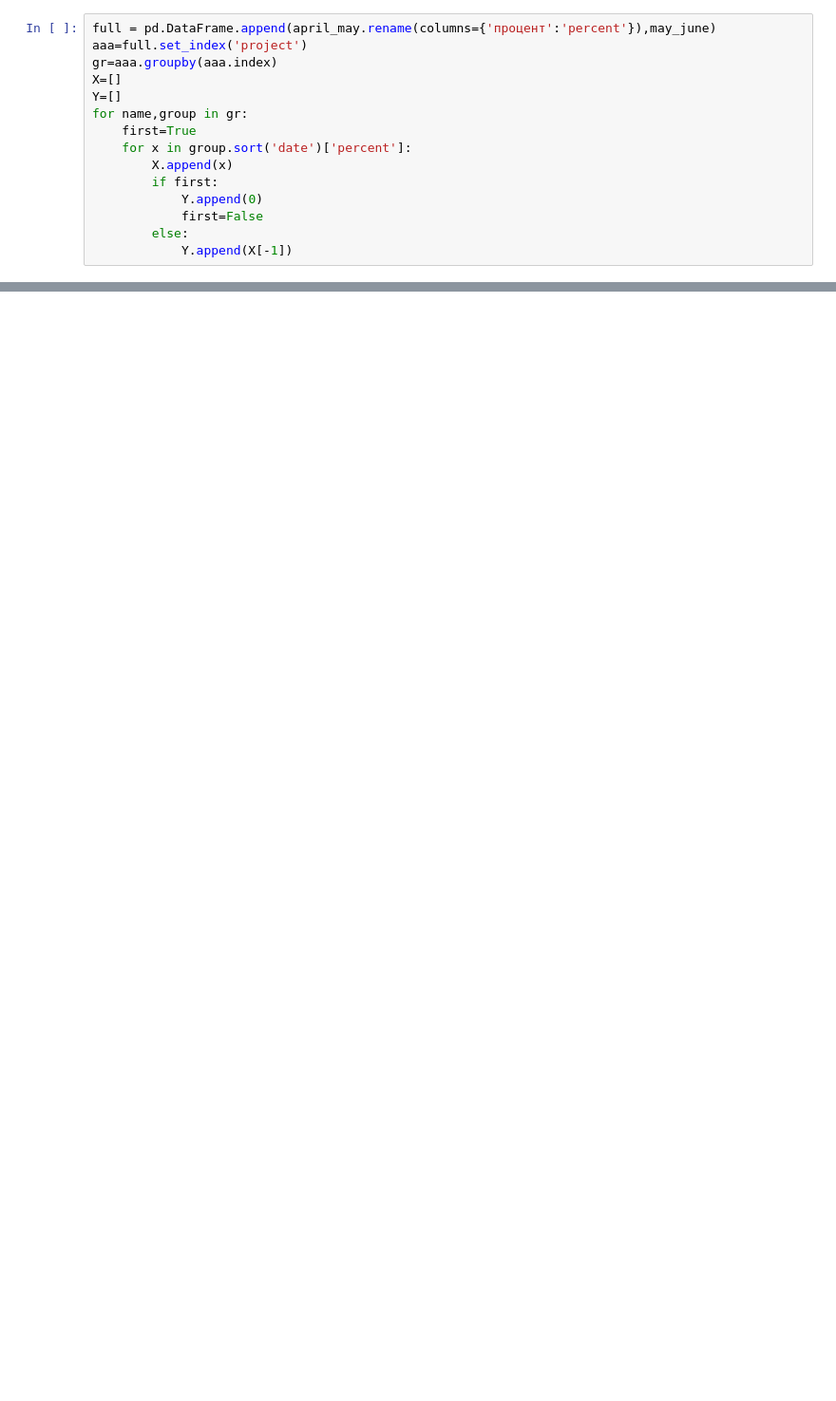
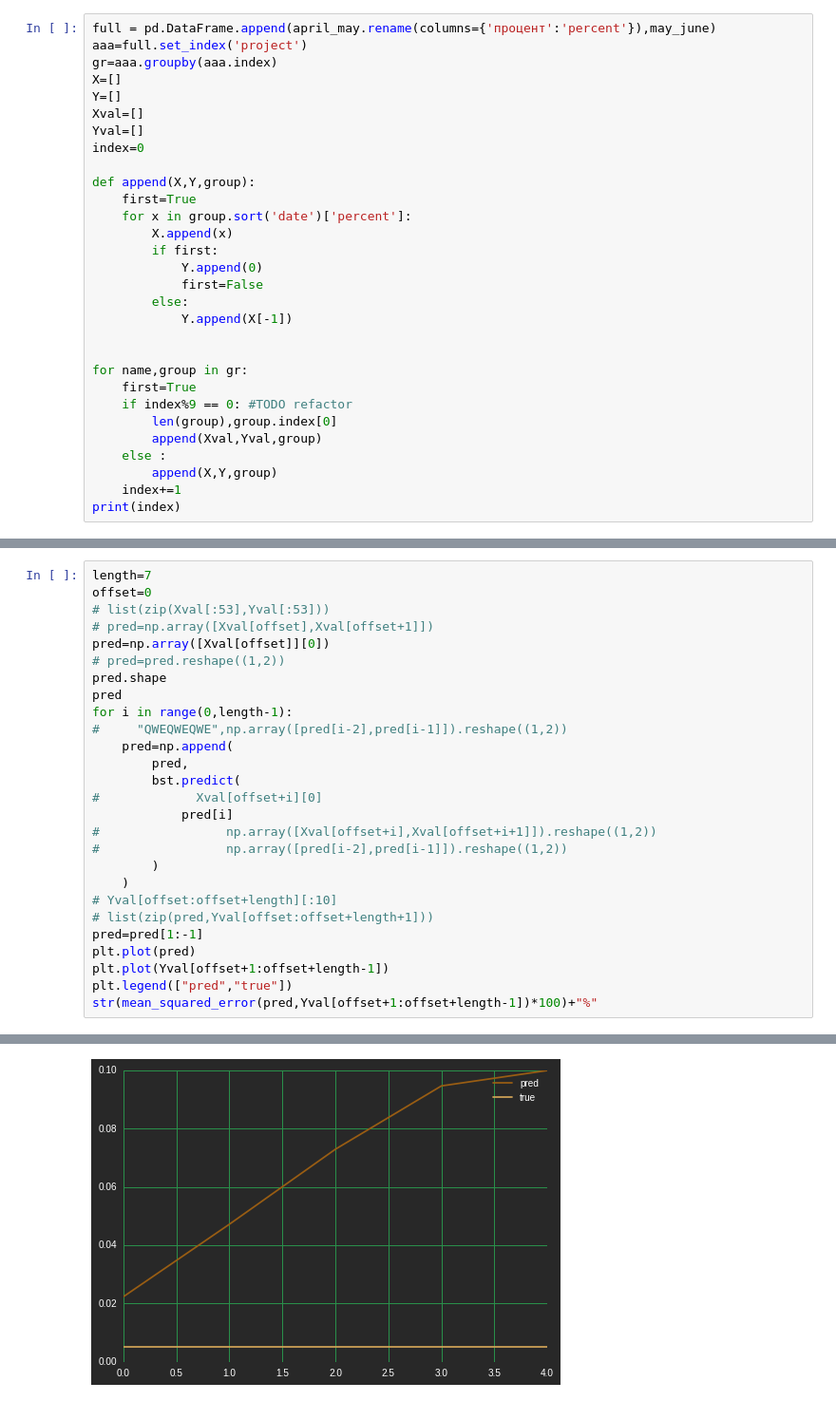
Before and after one commit to sbtsamara/CommandsEffectivenessPredictor, a Jupyter notebook: XGboostByDay.ipynb, the cells around one changed output, grey strips where cells are left out. Shown at 95% size. Cells and saved outputs as stored; diff of their text form; blank space fills up the shorter version.

```diff
--- a/XGboostByDay.ipynb
+++ b/XGboostByDay.ipynb
@@ -110,7 +123,11 @@ aaa=full.set_index('project')
 gr=aaa.groupby(aaa.index)
 X=[]
 Y=[]
-for name,group in gr:
+Xval=[]
+Yval=[]
+index=0
+
+def append(X,Y,group):
     first=True
     for x in group.sort('date')['percent']:
         X.append(x)
@@ -119,3 +136,14 @@ for name,group in gr:
             first=False
         else:
             Y.append(X[-1])
+
+
+for name,group in gr:
+    first=True
+    if index%9 == 0: #TODO refactor
+        len(group),group.index[0]
+        append(Xval,Yval,group)
+    else :
+        append(X,Y,group)
+    index+=1
+print(index)
@@ -165,0 +307,28 @@ list(zip(bst.predict(dtest),testY))
+# %%
+length=7
+offset=0
+# list(zip(Xval[:53],Yval[:53]))
+# pred=np.array([Xval[offset],Xval[offset+1]])
+pred=np.array([Xval[offset]][0])
+# pred=pred.reshape((1,2))
+pred.shape
+pred
+for i in range(0,length-1):
+#     "QWEQWEQWE",np.array([pred[i-2],pred[i-1]]).reshape((1,2))
+    pred=np.append(
+        pred,
+        bst.predict(
+#             Xval[offset+i][0]
+            pred[i]
+#                 np.array([Xval[offset+i],Xval[offset+i+1]]).reshape((1,2))
+#                 np.array([pred[i-2],pred[i-1]]).reshape((1,2))
+        )
+    )
+# Yval[offset:offset+length][:10]
+# list(zip(pred,Yval[offset:offset+length+1]))
+pred=pred[1:-1]
+plt.plot(pred)
+plt.plot(Yval[offset+1:offset+length-1])
+plt.legend(["pred","true"])
+str(mean_squared_error(pred,Yval[offset+1:offset+length-1])*100)+"%"
+# %% [output]
@@ -165,0 +341 @@ list(zip(bst.predict(dtest),testY))
+[figure, added]
```
Also changed, not shown: parts of 14 cells of this notebook.
